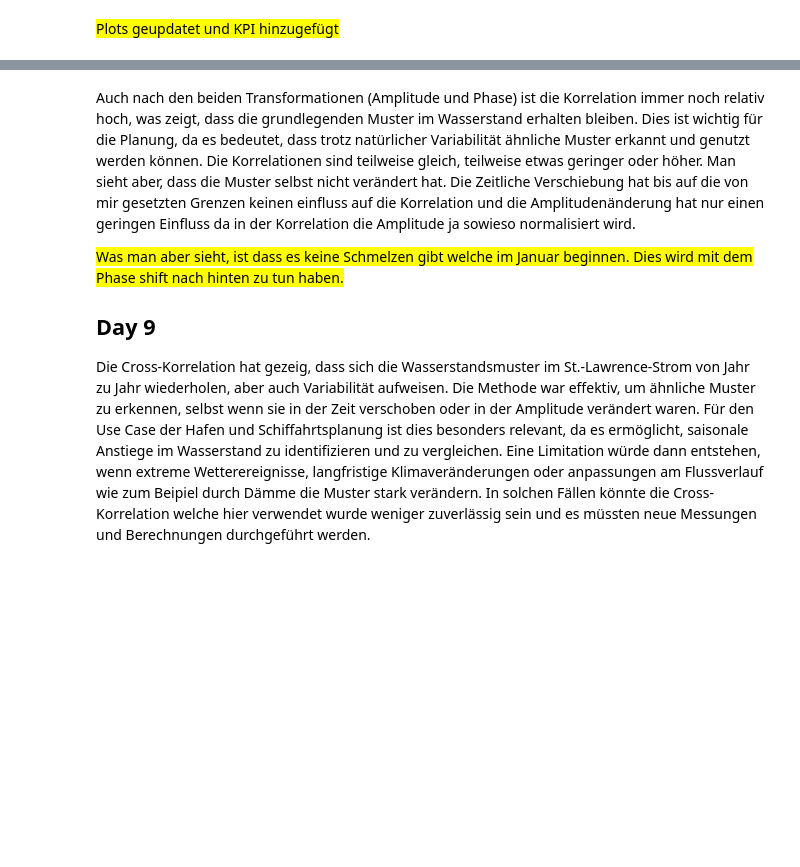
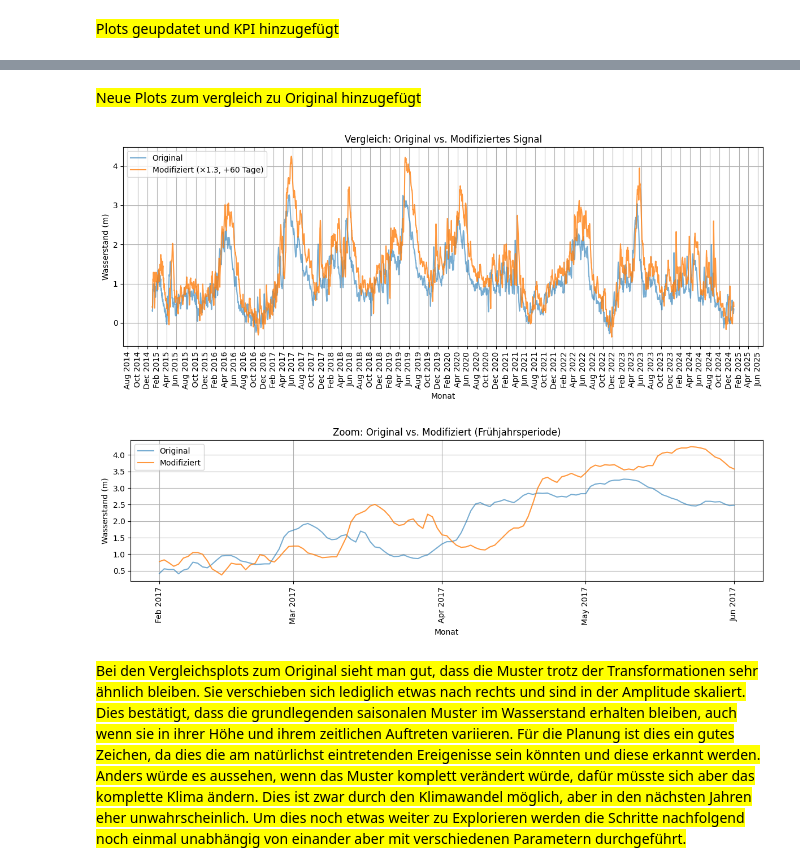
Before and after one commit to adrianmeier2002/gbsv_minichallenges, a Jupyter notebook: MC1/MC1_Day4_9.ipynb, the cells around one changed output, grey strips where cells are left out. Drawn from its saved outputs; the diff is of its cells as text; code cells hidden in the pictures; blank space fills up the shorter version.

```diff
--- a/MC1/MC1_Day4_9.ipynb
+++ b/MC1/MC1_Day4_9.ipynb
@@ -424,7 +428,39 @@ Häufigkeit des Startmonats der besten Korrelation pro Jahr:
+# %% [markdown]
+<span style="background-color:yellow"> Neue Plots zum vergleich zu Original hinzugefügt </span>
+# %%
+# --- NEUER PLOT: Original vs. Modifiziert ---
+plt.figure(figsize=(12,5))
+plt.plot(sig.index, sig.values, label='Original', alpha=0.6)
+plt.plot(sig_modified.index, sig_modified.values, label=f'Modifiziert (×{amplitude_factor}, +{shift_days} Tage)', alpha=0.8)
+plt.title('Vergleich: Original vs. Modifiziertes Signal')
+plt.xlabel('Monat')
+plt.ylabel('Wasserstand (m)')
+plt.gca().xaxis.set_major_locator(mdates.MonthLocator(bymonth=[2,4,6,8,10,12]))
+plt.gca().xaxis.set_major_formatter(mdates.DateFormatter('%b %Y'))
+plt.xticks(rotation=90)
+plt.legend()
+plt.grid()
+plt.tight_layout()
+plt.show()
+
+# --- Zusatzplot (Zoom auf Zeitraum des Snippets) ---
+plt.figure(figsize=(12,4))
+plt.plot(sig.loc['2017-02-01':'2017-06-01'], label='Original', alpha=0.6)
+plt.plot(sig_modified.loc['2017-02-01':'2017-06-01'], label='Modifiziert', alpha=0.8)
+plt.title('Zoom: Original vs. Modifiziert (Frühjahrsperiode)')
+plt.xlabel('Monat')
+plt.ylabel('Wasserstand (m)')
+plt.gca().xaxis.set_major_locator(mdates.MonthLocator())
+plt.gca().xaxis.set_major_formatter(mdates.DateFormatter('%b %Y'))
+plt.xticks(rotation=90)
+plt.legend()
+plt.grid()
+plt.tight_layout()
+plt.show()
+# %% [output]
+[figure, added]
+[figure, added]
 # %% [markdown]
-Auch nach den beiden Transformationen (Amplitude und Phase) ist die Korrelation immer noch relativ hoch, was zeigt, dass die grundlegenden Muster im Wasserstand erhalten bleiben. Dies ist wichtig für die Planung, da es bedeutet, dass trotz natürlicher Variabilität ähnliche Muster erkannt und genutzt werden können. Die Korrelationen sind teilweise gleich, teilweise etwas geringer oder höher. Man sieht aber, dass die Muster selbst nicht verändert hat. Die Zeitliche Verschiebung hat bis auf die von mir gesetzten Grenzen keinen einfluss auf die Korrelation und die Amplitudenänderung hat nur einen geringen Einfluss da in der Korrelation die Amplitude ja sowieso normalisiert wird.
-
-<span style="background-color:yellow"> Was man aber sieht, ist dass es keine Schmelzen gibt welche im Januar beginnen. Dies wird mit dem Phase shift nach hinten zu tun haben. </span>
-
-## Day 9
-Die Cross-Korrelation hat gezeig, dass sich die Wasserstandsmuster im St.-Lawrence-Strom von Jahr zu Jahr wiederholen, aber auch Variabilität aufweisen. Die Methode war effektiv, um ähnliche Muster zu erkennen, selbst wenn sie in der Zeit verschoben oder in der Amplitude verändert waren. Für den Use Case der Hafen und Schiffahrtsplanung ist dies besonders relevant, da es ermöglicht, saisonale Anstiege im Wasserstand zu identifizieren und zu vergleichen. Eine Limitation würde dann entstehen, wenn extreme Wetterereignisse, langfristige Klimaveränderungen oder anpassungen am Flussverlauf wie zum Beipiel durch Dämme die Muster stark verändern. In solchen Fällen könnte die Cross-Korrelation welche hier verwendet wurde weniger zuverlässig sein und es müssten neue Messungen und Berechnungen durchgeführt werden.
+<span style="background-color:yellow">
+Bei den Vergleichsplots zum Original sieht man gut, dass die Muster trotz der Transformationen sehr ähnlich bleiben. Sie verschieben sich lediglich etwas nach rechts und sind in der Amplitude skaliert. Dies bestätigt, dass die grundlegenden saisonalen Muster im Wasserstand erhalten bleiben, auch wenn sie in ihrer Höhe und ihrem zeitlichen Auftreten variieren. Für die Planung ist dies ein gutes Zeichen, da dies die am natürlichst eintretenden Ereigenisse sein könnten und diese erkannt werden. Anders würde es aussehen, wenn das Muster komplett verändert würde, dafür müsste sich aber das komplette Klima ändern. Dies ist zwar durch den Klimawandel möglich, aber in den nächsten Jahren eher unwahrscheinlich. Um dies noch etwas weiter zu Explorieren werden die Schritte nachfolgend noch einmal unabhängig von einander aber mit verschiedenen Parametern durchgeführt.
+</span>
```
Also changed, not shown: parts of 8 cells of this notebook, 1 other file.
